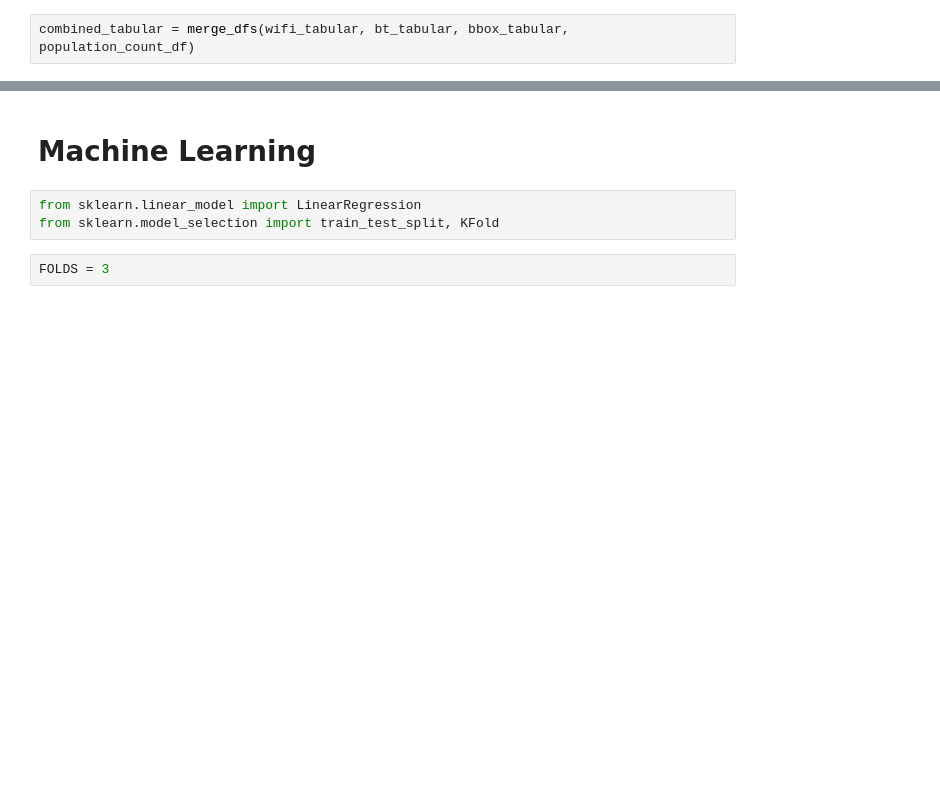
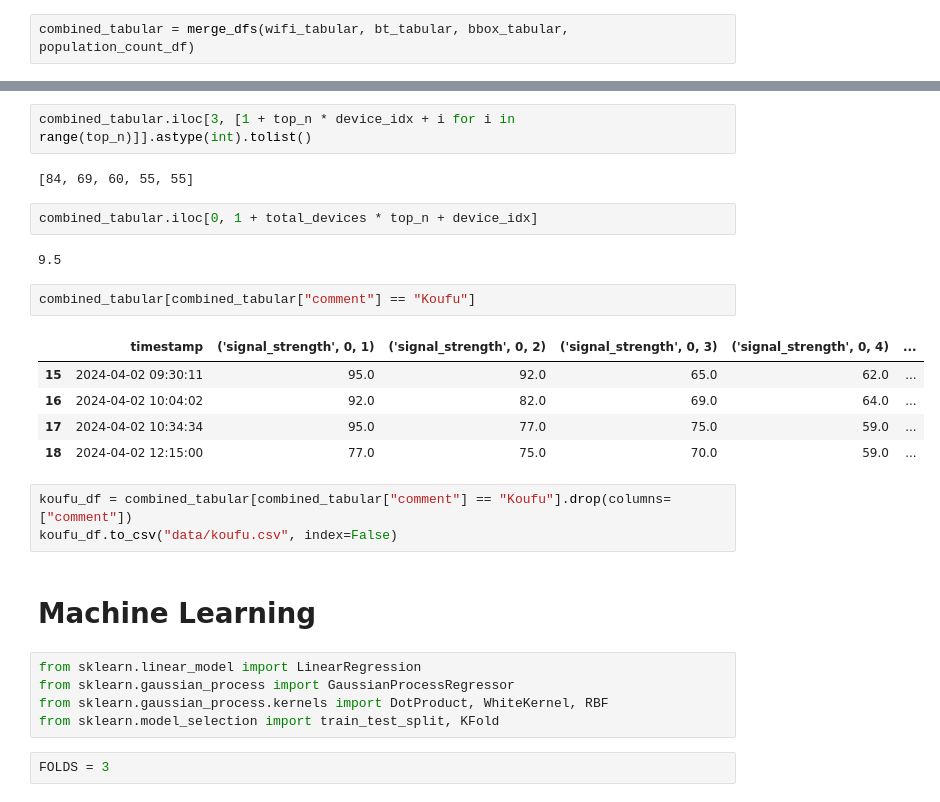
Before and after one commit to ForceLightning/INF2009-T10-Project, a Jupyter notebook: experimenting.ipynb, the cells around one changed output, grey strips where cells are left out. Saved outputs shown, nothing was run; the diff lists cells and outputs as text; blank space fills up the shorter version.

Commit message:
feat: get demo data loading working

```diff
--- a/experimenting.ipynb
+++ b/experimenting.ipynb
@@ -42,7 +57,28 @@ combined_tabular = merge_dfs(wifi_tabular, bt_tabular, bbox_tabular, population_
+# %%
+combined_tabular.iloc[3, [1 + top_n * device_idx + i for i in range(top_n)]].astype(int).tolist()
+# %% [output]
+[84, 69, 60, 55, 55]
+# %%
+combined_tabular.iloc[0, 1 + total_devices * top_n + device_idx]
+# %% [output]
+9.5
+# %%
+combined_tabular[combined_tabular["comment"] == "Koufu"]
+# %% [output]
+|  | timestamp | ('signal_strength', 0, 1) | ('signal_strength', 0, 2) | ('signal_strength', 0, 3) | ('signal_strength', 0, 4) | ... |
+| 15 | 2024-04-02 09:30:11 | 95.0 | 92.0 | 65.0 | 62.0 | ... |
+| 16 | 2024-04-02 10:04:02 | 92.0 | 82.0 | 69.0 | 64.0 | ... |
+| 17 | 2024-04-02 10:34:34 | 95.0 | 77.0 | 75.0 | 59.0 | ... |
+| 18 | 2024-04-02 12:15:00 | 77.0 | 75.0 | 70.0 | 59.0 | ... |
+# %%
+koufu_df = combined_tabular[combined_tabular["comment"] == "Koufu"].drop(columns=["comment"])
+koufu_df.to_csv("data/koufu.csv", index=False)
 # %% [markdown]
 # Machine Learning
 # %%
 from sklearn.linear_model import LinearRegression
+from sklearn.gaussian_process import GaussianProcessRegressor
+from sklearn.gaussian_process.kernels import DotProduct, WhiteKernel, RBF
 from sklearn.model_selection import train_test_split, KFold
 # %%
 FOLDS = 3
```
Also changed, not shown: parts of 9 cells of this notebook, 14 other files.
